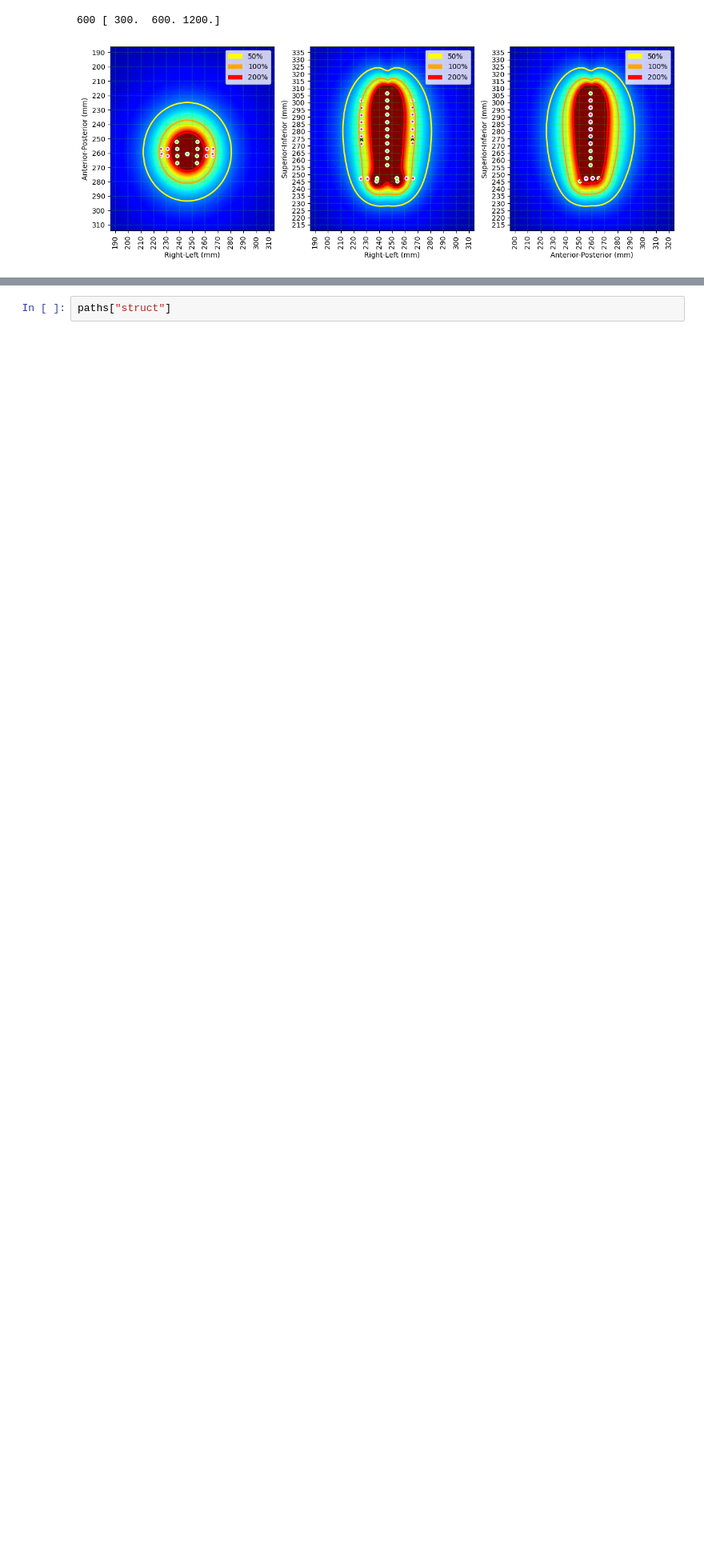
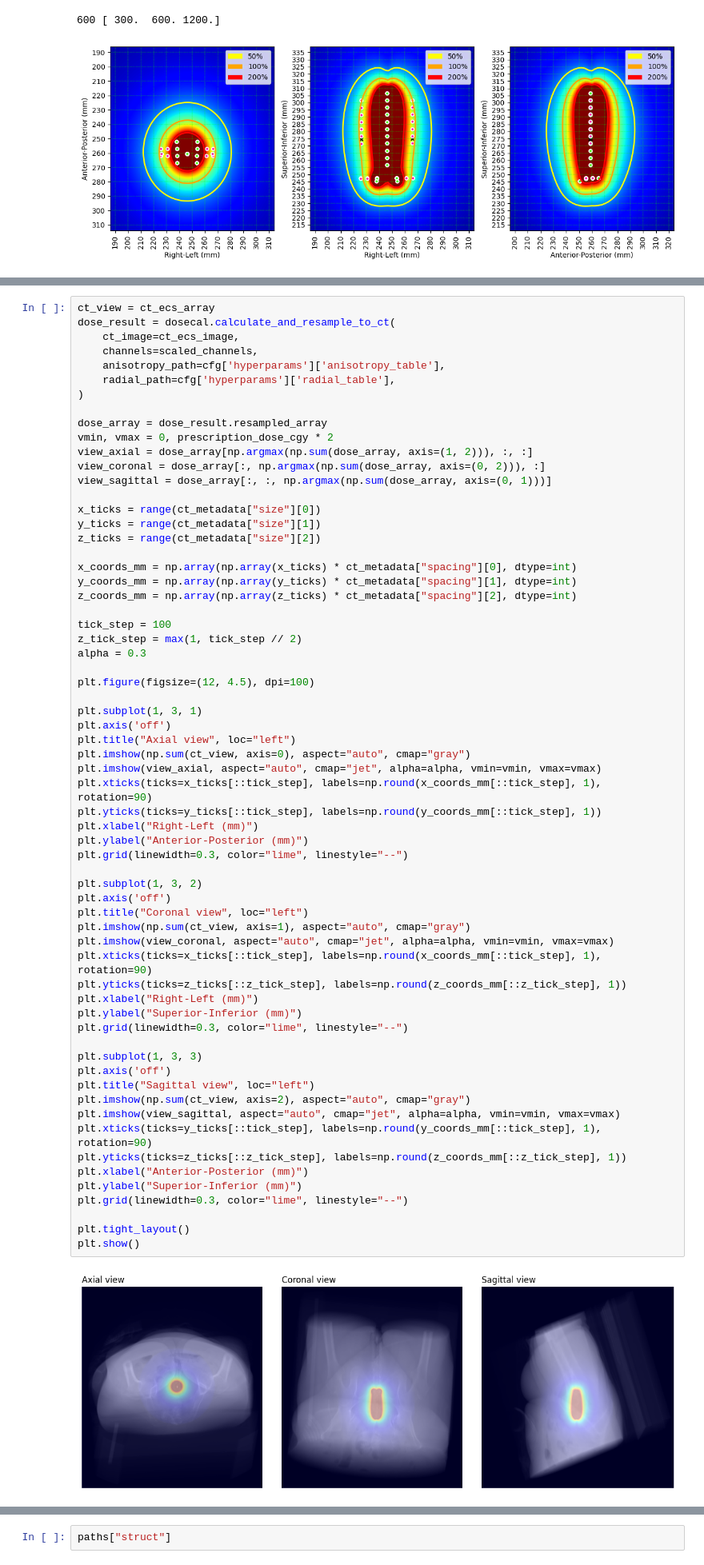
Before and after one commit to YeongHyeon/Dose_prediction_practice, a Jupyter notebook: point_a_plan_251120_04.ipynb, the cells around one changed output, grey strips where cells are left out. Shown at 80% size. Saved outputs shown, nothing was run; the diff lists cells and outputs as text; blank space fills up the shorter version.

```diff
--- a/point_a_plan_251120_04.ipynb
+++ b/point_a_plan_251120_04.ipynb
@@ -1015,3 +1019,69 @@ plt.show()
+# %%
+ct_view = ct_ecs_array
+dose_result = dosecal.calculate_and_resample_to_ct(
+    ct_image=ct_ecs_image,
+    channels=scaled_channels,
+    anisotropy_path=cfg['hyperparams']['anisotropy_table'],
+    radial_path=cfg['hyperparams']['radial_table'],
+)
+
+dose_array = dose_result.resampled_array
+vmin, vmax = 0, prescription_dose_cgy * 2
+view_axial = dose_array[np.argmax(np.sum(dose_array, axis=(1, 2))), :, :]
+view_coronal = dose_array[:, np.argmax(np.sum(dose_array, axis=(0, 2))), :]
+view_sagittal = dose_array[:, :, np.argmax(np.sum(dose_array, axis=(0, 1)))]
+
+x_ticks = range(ct_metadata["size"][0])
+y_ticks = range(ct_metadata["size"][1])
+z_ticks = range(ct_metadata["size"][2])
+
+x_coords_mm = np.array(np.array(x_ticks) * ct_metadata["spacing"][0], dtype=int)
+y_coords_mm = np.array(np.array(y_ticks) * ct_metadata["spacing"][1], dtype=int)
+z_coords_mm = np.array(np.array(z_ticks) * ct_metadata["spacing"][2], dtype=int)
+
+tick_step = 100
+z_tick_step = max(1, tick_step // 2)
+alpha = 0.3
+
+plt.figure(figsize=(12, 4.5), dpi=100)
+
+plt.subplot(1, 3, 1)
+plt.axis('off')
+plt.title("Axial view", loc="left")
+plt.imshow(np.sum(ct_view, axis=0), aspect="auto", cmap="gray")
+plt.imshow(view_axial, aspect="auto", cmap="jet", alpha=alpha, vmin=vmin, vmax=vmax)
+plt.xticks(ticks=x_ticks[::tick_step], labels=np.round(x_coords_mm[::tick_step], 1), rotation=90)
+plt.yticks(ticks=y_ticks[::tick_step], labels=np.round(y_coords_mm[::tick_step], 1))
+plt.xlabel("Right-Left (mm)")
+plt.ylabel("Anterior-Posterior (mm)")
+plt.grid(linewidth=0.3, color="lime", linestyle="--")
+
+plt.subplot(1, 3, 2)
+plt.axis('off')
+plt.title("Coronal view", loc="left")
+plt.imshow(np.sum(ct_view, axis=1), aspect="auto", cmap="gray")
+plt.imshow(view_coronal, aspect="auto", cmap="jet", alpha=alpha, vmin=vmin, vmax=vmax)
+plt.xticks(ticks=x_ticks[::tick_step], labels=np.round(x_coords_mm[::tick_step], 1), rotation=90)
+plt.yticks(ticks=z_ticks[::z_tick_step], labels=np.round(z_coords_mm[::z_tick_step], 1))
+plt.xlabel("Right-Left (mm)")
+plt.ylabel("Superior-Inferior (mm)")
+plt.grid(linewidth=0.3, color="lime", linestyle="--")
+
+plt.subplot(1, 3, 3)
+plt.axis('off')
+plt.title("Sagittal view", loc="left")
+plt.imshow(np.sum(ct_view, axis=2), aspect="auto", cmap="gray")
+plt.imshow(view_sagittal, aspect="auto", cmap="jet", alpha=alpha, vmin=vmin, vmax=vmax)
+plt.xticks(ticks=y_ticks[::tick_step], labels=np.round(y_coords_mm[::tick_step], 1), rotation=90)
+plt.yticks(ticks=z_ticks[::z_tick_step], labels=np.round(z_coords_mm[::z_tick_step], 1))
+plt.xlabel("Anterior-Posterior (mm)")
+plt.ylabel("Superior-Inferior (mm)")
+plt.grid(linewidth=0.3, color="lime", linestyle="--")
+
+plt.tight_layout()
+plt.show()
+# %% [output]
+[figure, added]
 # %%
 rt_channels_updated = dosecal.rebuild_channels(rt_channels, updated_dwells)
 
```
Also changed, not shown: parts of 1 cell of this notebook.
